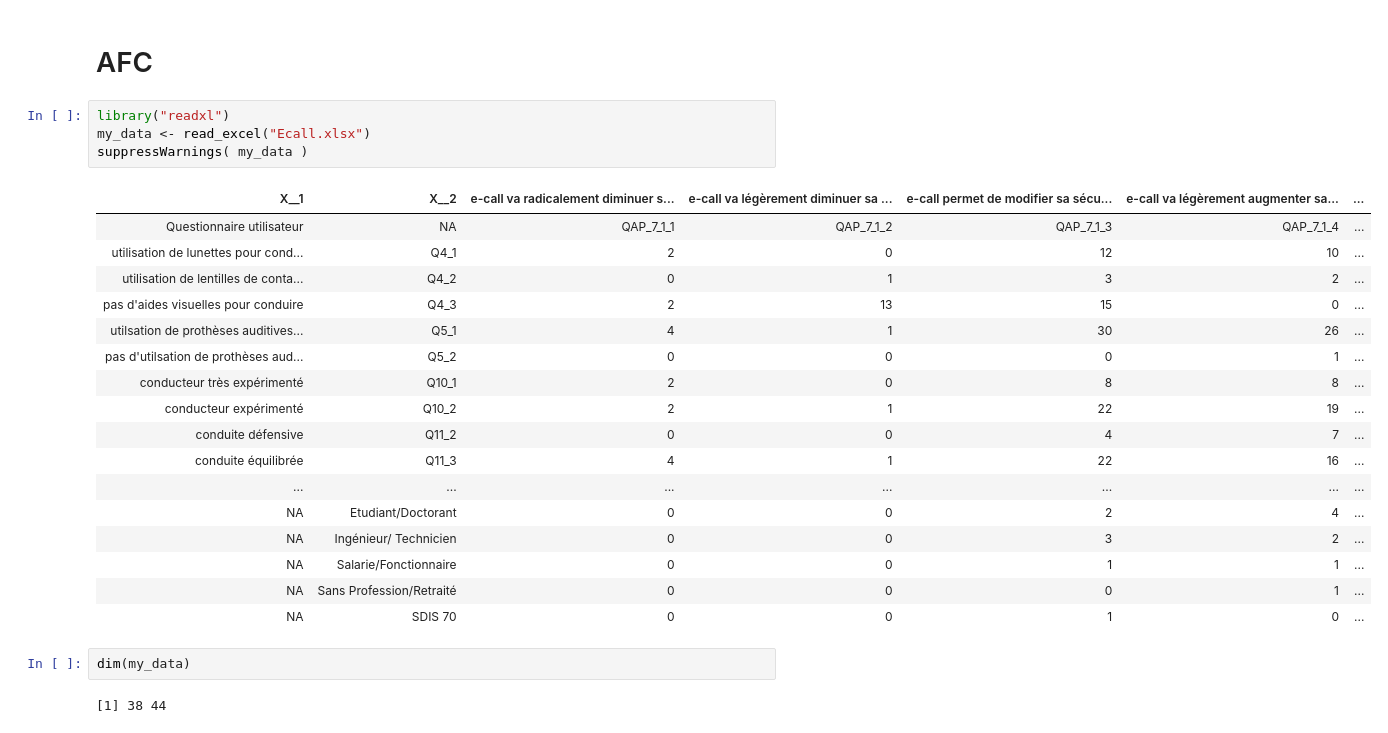
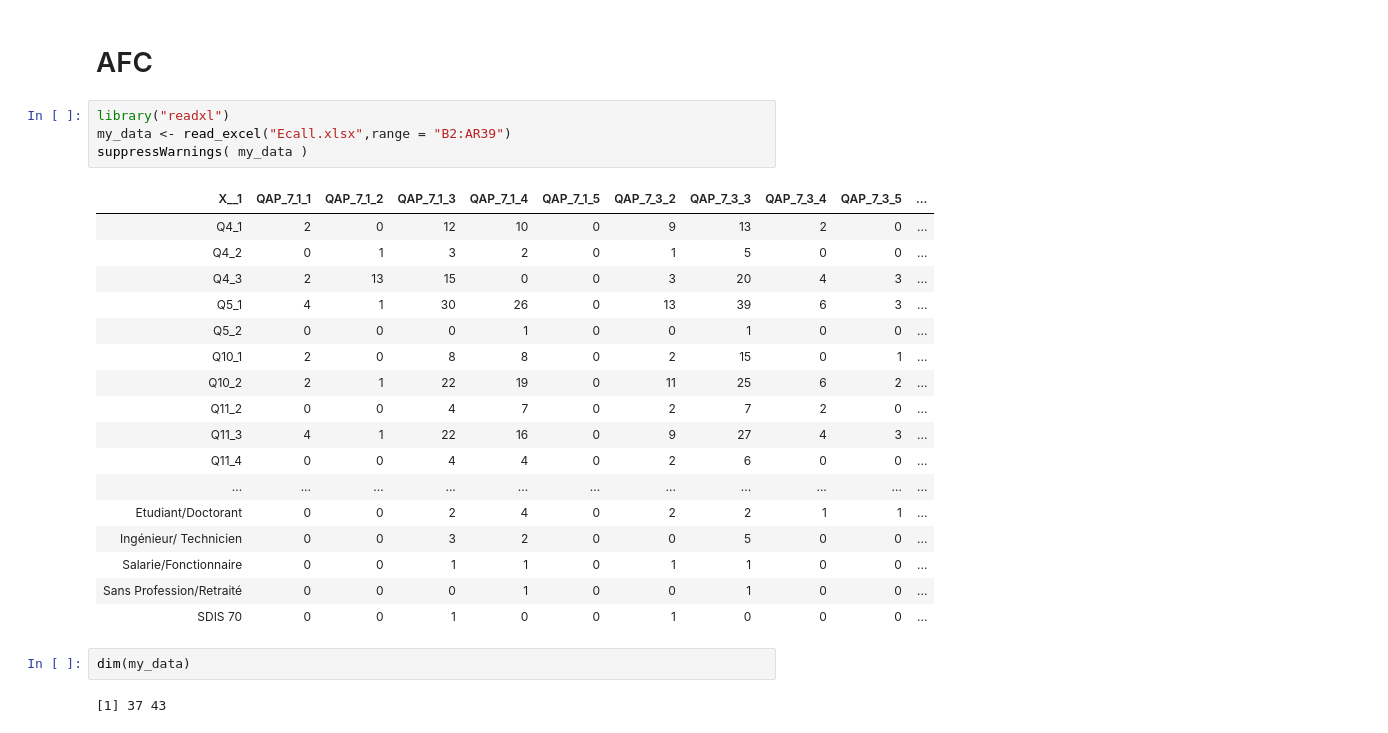
Before and after one commit to dsyouness/DataMiningAD50, a Jupyter notebook: AFC Method.ipynb, the cells around one changed output. Cells and saved outputs as stored; diff of their text form.

```diff
--- a/AFC Method.ipynb
+++ b/AFC Method.ipynb
@@ -2,27 +2,27 @@
 # AFC
 # %%
 library("readxl")
-my_data <- read_excel("Ecall.xlsx")
+my_data <- read_excel("Ecall.xlsx",range = "B2:AR39")
 suppressWarnings( my_data )
 # %% [output]
-| X__1 | X__2 | e-call va radicalement diminuer s... | e-call va légèrement diminuer sa ... | e-call permet de modifier sa sécu... | e-call va légèrement augmenter sa... | ... |
-| Questionnaire utilisateur | NA | QAP_7_1_1 | QAP_7_1_2 | QAP_7_1_3 | QAP_7_1_4 | ... |
-| utilisation de lunettes pour cond... | Q4_1 | 2 | 0 | 12 | 10 | ... |
-| utilisation de lentilles de conta... | Q4_2 | 0 | 1 | 3 | 2 | ... |
-| pas d'aides visuelles pour conduire | Q4_3 | 2 | 13 | 15 | 0 | ... |
-| utilsation de prothèses auditives... | Q5_1 | 4 | 1 | 30 | 26 | ... |
-| pas d'utilsation de prothèses aud... | Q5_2 | 0 | 0 | 0 | 1 | ... |
-| conducteur très expérimenté | Q10_1 | 2 | 0 | 8 | 8 | ... |
-| conducteur expérimenté | Q10_2 | 2 | 1 | 22 | 19 | ... |
-| conduite défensive | Q11_2 | 0 | 0 | 4 | 7 | ... |
-| conduite équilibrée | Q11_3 | 4 | 1 | 22 | 16 | ... |
-| ... | ... | ... | ... | ... | ... | ... |
-| NA | Etudiant/Doctorant | 0 | 0 | 2 | 4 | ... |
-| NA | Ingénieur/ Technicien | 0 | 0 | 3 | 2 | ... |
-| NA | Salarie/Fonctionnaire | 0 | 0 | 1 | 1 | ... |
-| NA | Sans Profession/Retraité | 0 | 0 | 0 | 1 | ... |
-| NA | SDIS 70 | 0 | 0 | 1 | 0 | ... |
+| X__1 | QAP_7_1_1 | QAP_7_1_2 | QAP_7_1_3 | QAP_7_1_4 | QAP_7_1_5 | QAP_7_3_2 | QAP_7_3_3 | QAP_7_3_4 | QAP_7_3_5 | ... |
+| Q4_1 | 2 | 0 | 12 | 10 | 0 | 9 | 13 | 2 | 0 | ... |
+| Q4_2 | 0 | 1 | 3 | 2 | 0 | 1 | 5 | 0 | 0 | ... |
+| Q4_3 | 2 | 13 | 15 | 0 | 0 | 3 | 20 | 4 | 3 | ... |
+| Q5_1 | 4 | 1 | 30 | 26 | 0 | 13 | 39 | 6 | 3 | ... |
+| Q5_2 | 0 | 0 | 0 | 1 | 0 | 0 | 1 | 0 | 0 | ... |
+| Q10_1 | 2 | 0 | 8 | 8 | 0 | 2 | 15 | 0 | 1 | ... |
+| Q10_2 | 2 | 1 | 22 | 19 | 0 | 11 | 25 | 6 | 2 | ... |
+| Q11_2 | 0 | 0 | 4 | 7 | 0 | 2 | 7 | 2 | 0 | ... |
+| Q11_3 | 4 | 1 | 22 | 16 | 0 | 9 | 27 | 4 | 3 | ... |
+| Q11_4 | 0 | 0 | 4 | 4 | 0 | 2 | 6 | 0 | 0 | ... |
+| ... | ... | ... | ... | ... | ... | ... | ... | ... | ... | ... |
+| Etudiant/Doctorant | 0 | 0 | 2 | 4 | 0 | 2 | 2 | 1 | 1 | ... |
+| Ingénieur/ Technicien | 0 | 0 | 3 | 2 | 0 | 0 | 5 | 0 | 0 | ... |
+| Salarie/Fonctionnaire | 0 | 0 | 1 | 1 | 0 | 1 | 1 | 0 | 0 | ... |
+| Sans Profession/Retraité | 0 | 0 | 0 | 1 | 0 | 0 | 1 | 0 | 0 | ... |
+| SDIS 70 | 0 | 0 | 1 | 0 | 0 | 1 | 0 | 0 | 0 | ... |
 # %%
 dim(my_data)
 # %% [output]
-[1] 38 44
+[1] 37 43
```
Also changed, not shown: parts of 1 cell of this notebook.
